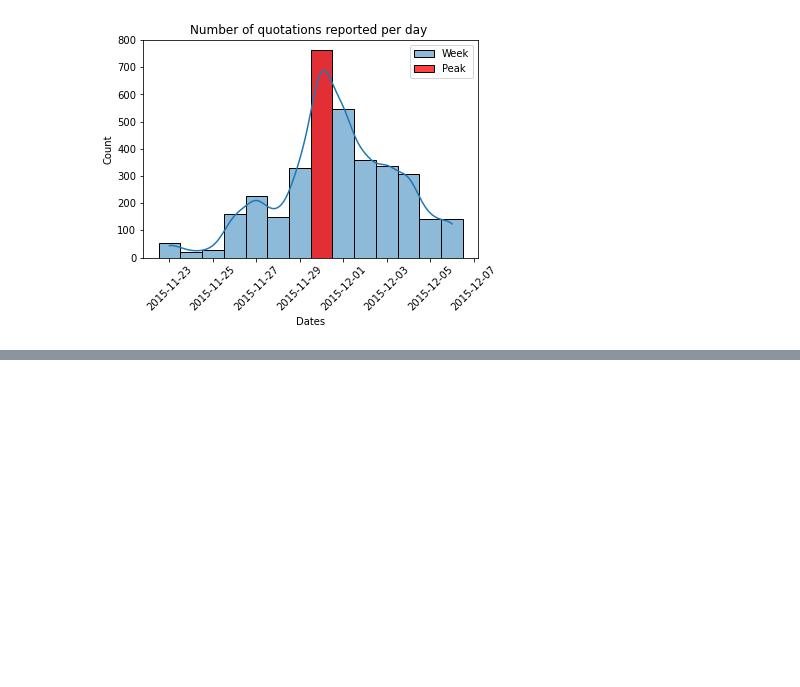
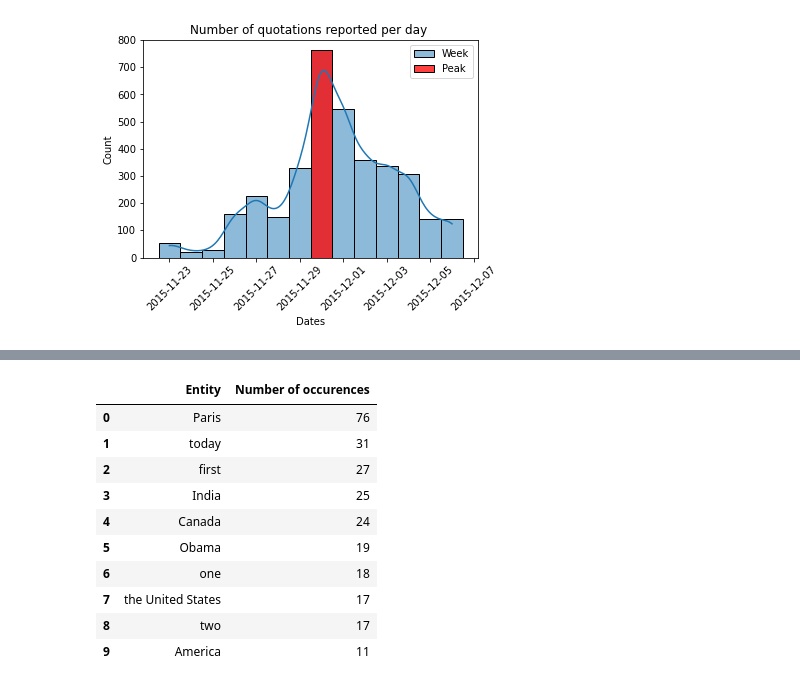
Before and after one commit to epfl-ada/ada-2021-project-flagada, a Jupyter notebook: Stats_volume.ipynb, the cells around one changed output, grey strips where cells are left out. Saved outputs shown, nothing was run; the diff lists cells and outputs as text; code cells hidden in the pictures; blank space fills up the shorter version.

```diff
--- a/Stats_volume.ipynb
+++ b/Stats_volume.ipynb
@@ -262,7 +287,9 @@ Text(0.5, 1.0, 'Number of quotations reported per day')
 #### Month
 # %%
 quotes_cop21 = quotes_all_years[quotes_all_years['date'].astype(str).str.contains('2015-11-30')]
+quotes_cop21.reset_index(drop = True, inplace = True)
 quotes_month_cop21= quotes_2015[pd.to_datetime(quotes_2015.date).dt.month == 11 ]
+quotes_month_cop21.reset_index(drop = True, inplace = True)
 # %%
 sns.histplot(quotes_month_cop21['date'],label = "Month of November", bins =len(quotes_month_cop21), kde = True)
 sns.histplot(quotes_cop21['date'], color = 'red',label = "Peak")
@@ -300,0 +409,19 @@ Text(0.5, 1.0, 'Number of quotations reported per day ')
+# %%
+article = nlp(total_quotes_cop21)
+items = [x.text for x in article.ents]
+sentences = [x for x in article.sents]
+count_cop21 = Counter(items).most_common(10)
+count_cop21 = pd.DataFrame(count_cop21 , columns = ["Entity", "Number of occurences"])
+count_cop21
+# %% [output]
+|  | Entity | Number of occurences |
+| 0 | Paris | 76 |
+| 1 | today | 31 |
+| 2 | first | 27 |
+| 3 | India | 25 |
+| 4 | Canada | 24 |
+| 5 | Obama | 19 |
+| 6 | one | 18 |
+| 7 | the United States | 17 |
+| 8 | two | 17 |
+| 9 | America | 11 |
```
Also changed, not shown: parts of 15 cells of this notebook.
